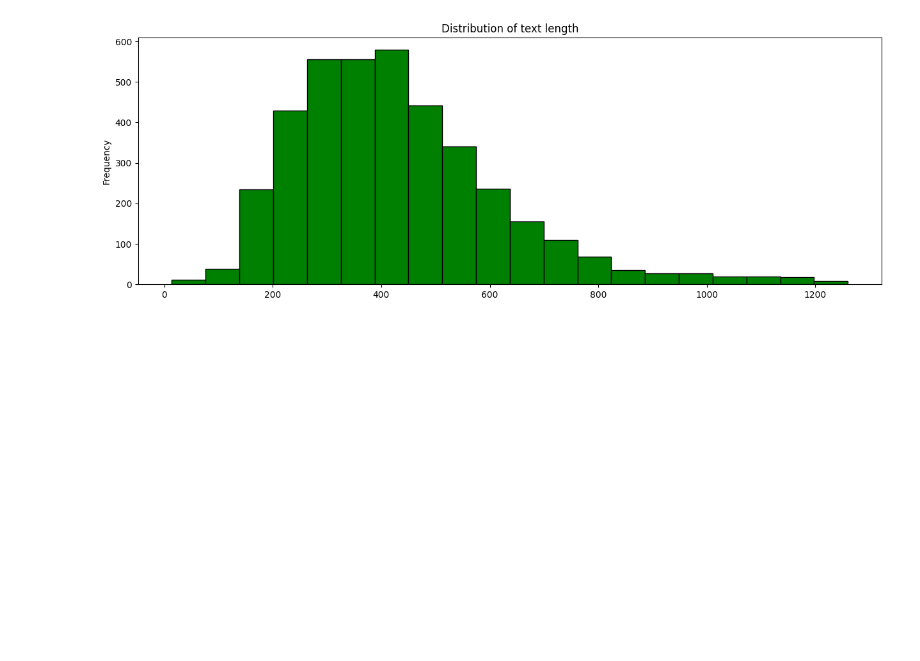
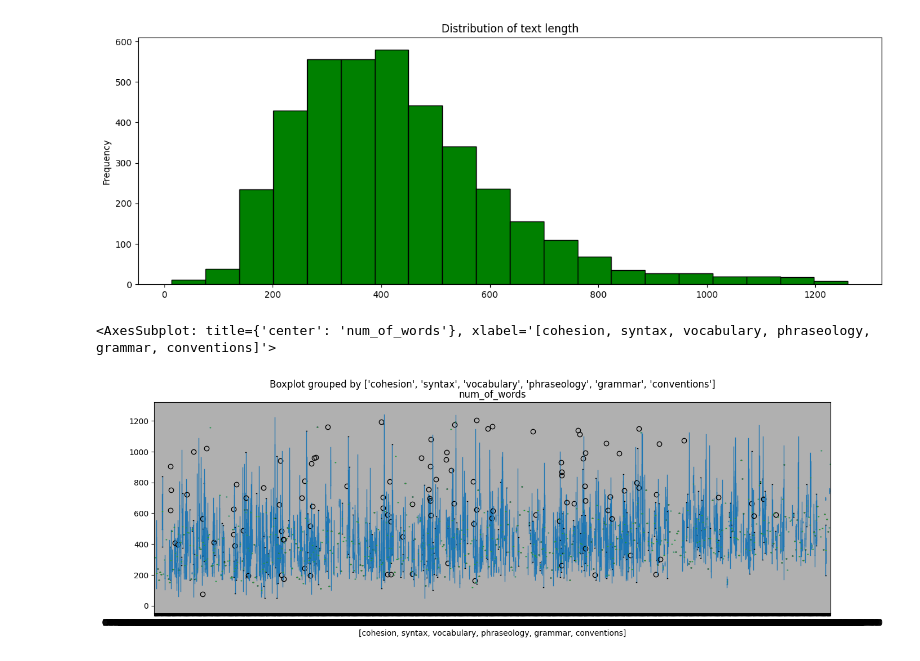
Before and after one commit to KubiakJakub01/Feedback-Prize-ELL, a Jupyter notebook: src/notebooks/research_features.ipynb, the cells around one changed output. Saved outputs shown, nothing was run; the diff lists cells and outputs as text; code cells hidden in the pictures; blank space fills up the shorter version.

Commit message:
Box plot with length of text for each class

```diff
--- a/src/notebooks/research_features.ipynb
+++ b/src/notebooks/research_features.ipynb
@@ -37,5 +37,8 @@ train_df[num_of_words].plot(kind='hist',
 <AxesSubplot: title={'center': 'Distribution of text length'}, ylabel='Frequency'>
 [figure]
 # %%
-# Plotbox of the length of each text for each class
-train_df.boxplot(column=num_of_words, by=numberic_cols, figsize=(15, 10))
+# Plotbox of the length of each text for each numeric feature
+train_df.boxplot(column=num_of_words, by=numberic_cols, figsize=(15, 5))
+# %% [output]
+<AxesSubplot: title={'center': 'num_of_words'}, xlabel='[cohesion, syntax, vocabulary, phraseology, grammar, conventions]'>
+[figure, added]
```
